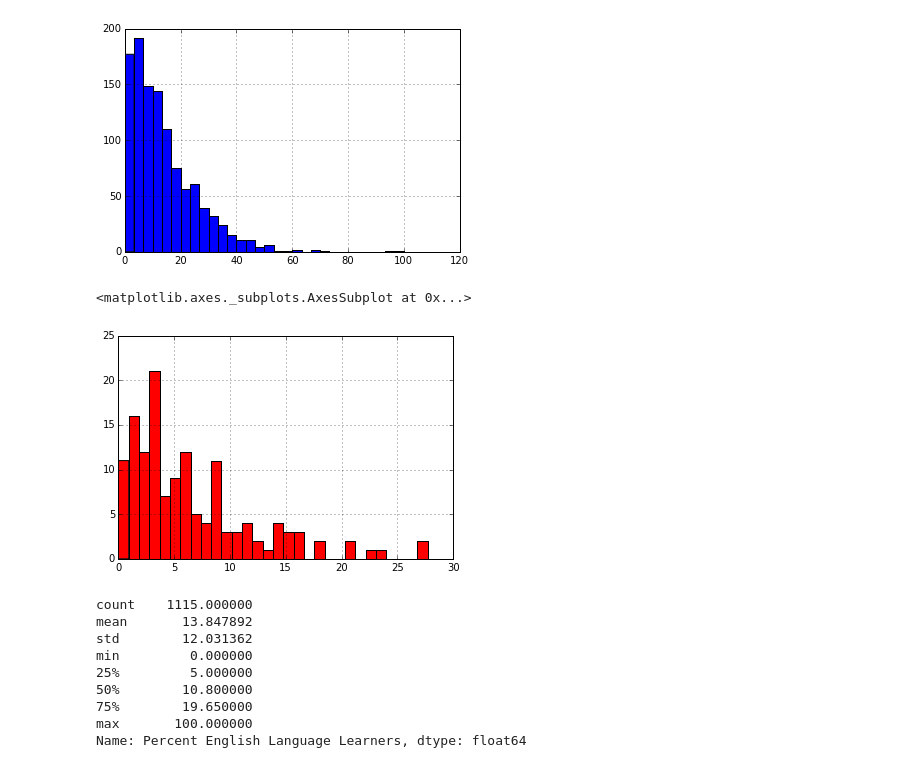
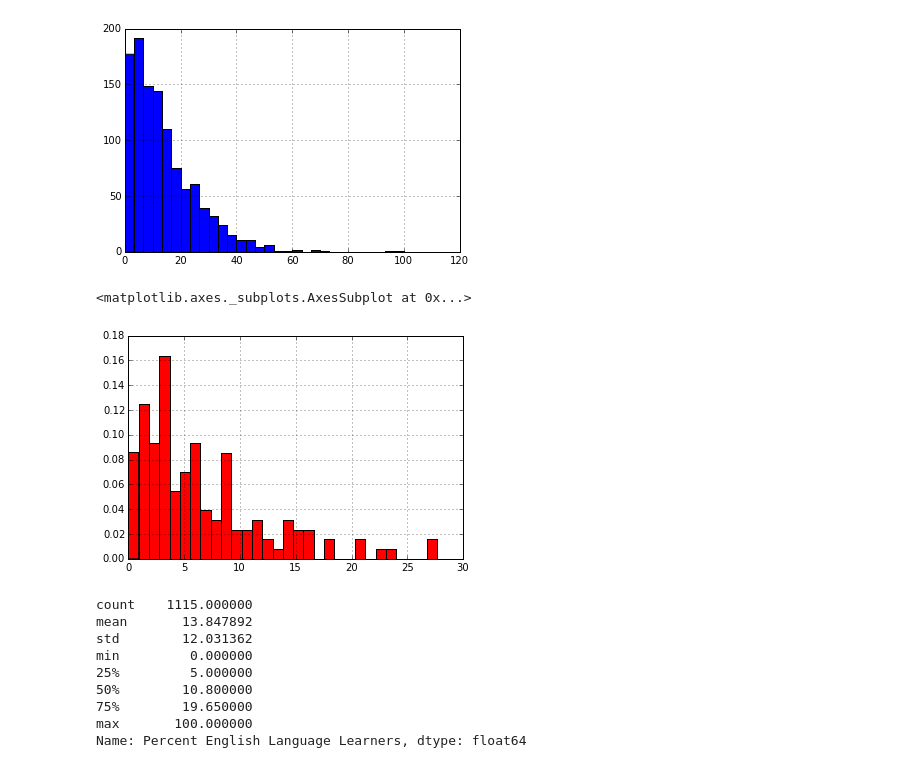
Before and after one commit to mathbabe/Charter, a Jupyter notebook: Charter School EDA.ipynb, the cells around one changed output. Cells and saved outputs as stored; diff of their text form; code cells hidden in the pictures.

```diff
--- a/Charter School EDA.ipynb
+++ b/Charter School EDA.ipynb
@@ -100,10 +100,10 @@ Eng_hist_0 = Stats['Percent English Language Learners'][Stats['Is Charter']==0].
 # %% [output]
 [figure]
 # %%
-Stats['Percent English Language Learners'][Stats['Is Charter']==1].hist(bins = 30, color = 'Red')
+Stats['Percent English Language Learners'][Stats['Is Charter']==1].hist(bins = 30, color = 'Red', normed = True)
 # %% [output]
 <matplotlib.axes._subplots.AxesSubplot at 0x...>
-[figure, old version]
+[figure, new version]
 # %%
 Stats['Percent English Language Learners'][Stats['Is Charter']==0].describe()
 # %% [output]
```
Also changed, not shown: parts of 4 cells of this notebook.
